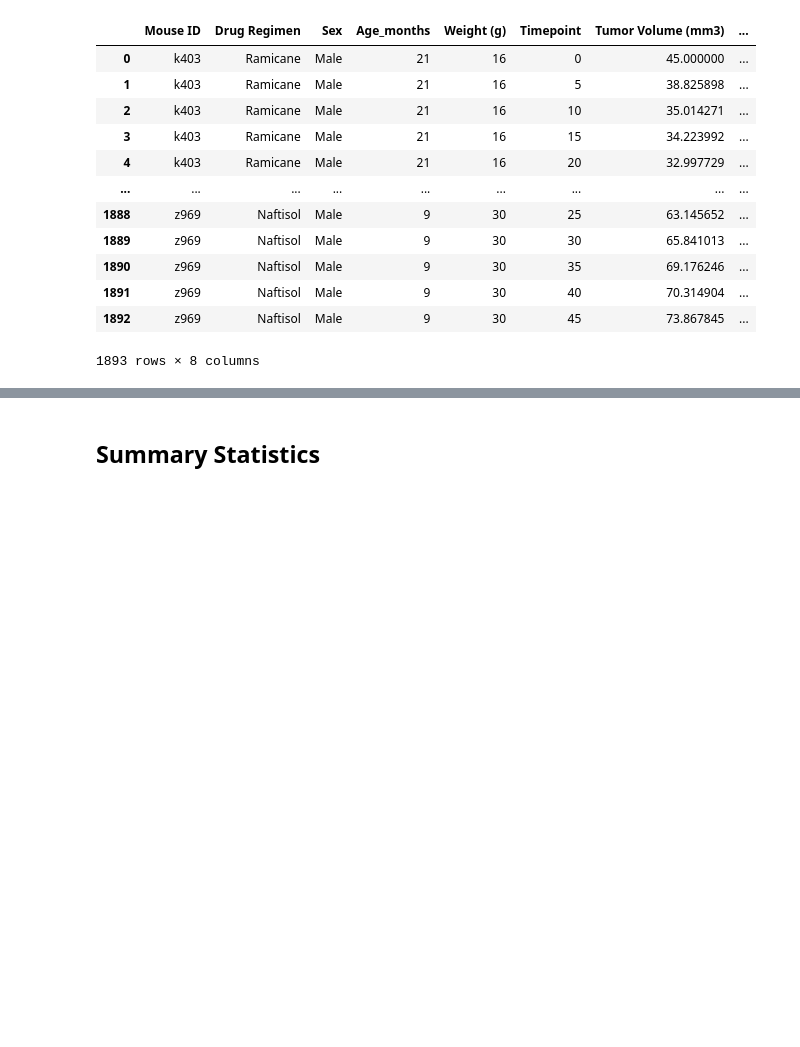
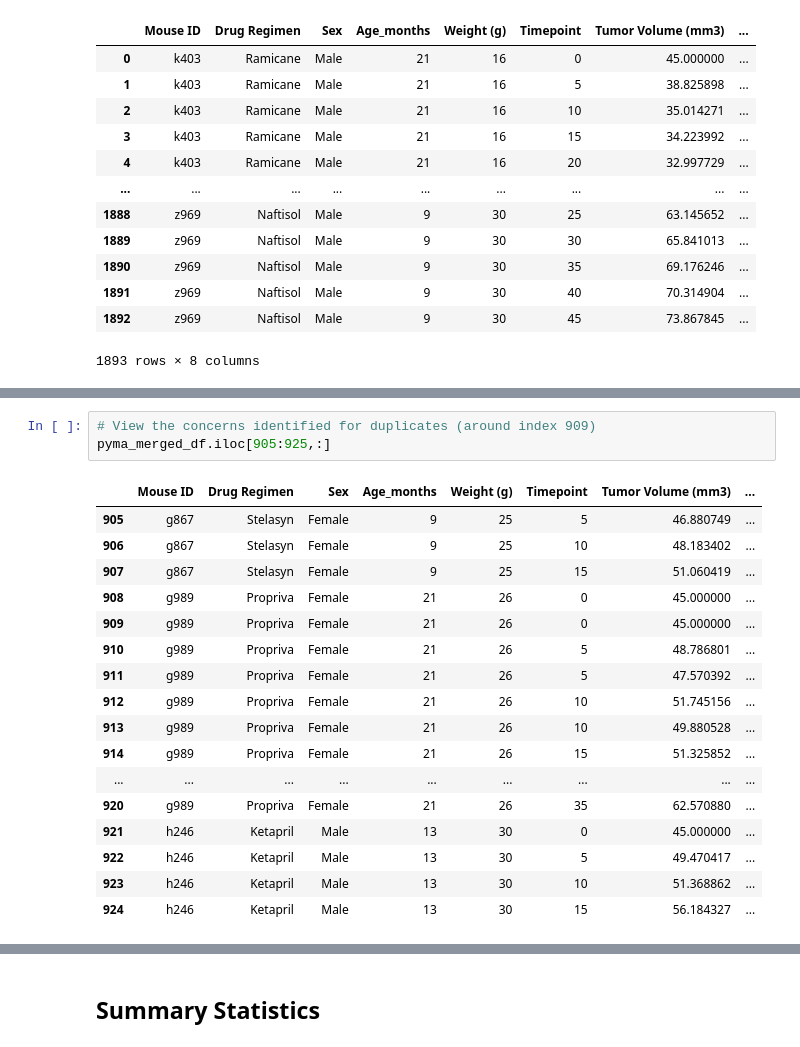
Before and after one commit to ic17rey/Matplotlib-challenge, a Jupyter notebook: Pymaceuticals/pymaceuticals.ipynb, the cells around one changed output, grey strips where cells are left out. Cells and saved outputs as stored; diff of their text form; blank space fills up the shorter version.

```diff
--- a/Pymaceuticals/pymaceuticals.ipynb
+++ b/Pymaceuticals/pymaceuticals.ipynb
@@ -77,0 +91,21 @@ dupl_timepoints_for_mouse =
+# %%
+# View the concerns identified for duplicates (around index 909)
+pyma_merged_df.iloc[905:925,:]
+# %% [output]
+|  | Mouse ID | Drug Regimen | Sex | Age_months | Weight (g) | Timepoint | Tumor Volume (mm3) | ... |
+| 905 | g867 | Stelasyn | Female | 9 | 25 | 5 | 46.880749 | ... |
+| 906 | g867 | Stelasyn | Female | 9 | 25 | 10 | 48.183402 | ... |
+| 907 | g867 | Stelasyn | Female | 9 | 25 | 15 | 51.060419 | ... |
+| 908 | g989 | Propriva | Female | 21 | 26 | 0 | 45.000000 | ... |
+| 909 | g989 | Propriva | Female | 21 | 26 | 0 | 45.000000 | ... |
+| 910 | g989 | Propriva | Female | 21 | 26 | 5 | 48.786801 | ... |
+| 911 | g989 | Propriva | Female | 21 | 26 | 5 | 47.570392 | ... |
+| 912 | g989 | Propriva | Female | 21 | 26 | 10 | 51.745156 | ... |
+| 913 | g989 | Propriva | Female | 21 | 26 | 10 | 49.880528 | ... |
+| 914 | g989 | Propriva | Female | 21 | 26 | 15 | 51.325852 | ... |
+| ... | ... | ... | ... | ... | ... | ... | ... | ... |
+| 920 | g989 | Propriva | Female | 21 | 26 | 35 | 62.570880 | ... |
+| 921 | h246 | Ketapril | Male | 13 | 30 | 0 | 45.000000 | ... |
+| 922 | h246 | Ketapril | Male | 13 | 30 | 5 | 49.470417 | ... |
+| 923 | h246 | Ketapril | Male | 13 | 30 | 10 | 51.368862 | ... |
+| 924 | h246 | Ketapril | Male | 13 | 30 | 15 | 56.184327 | ... |
```
Also changed, not shown: parts of 8 cells of this notebook.
